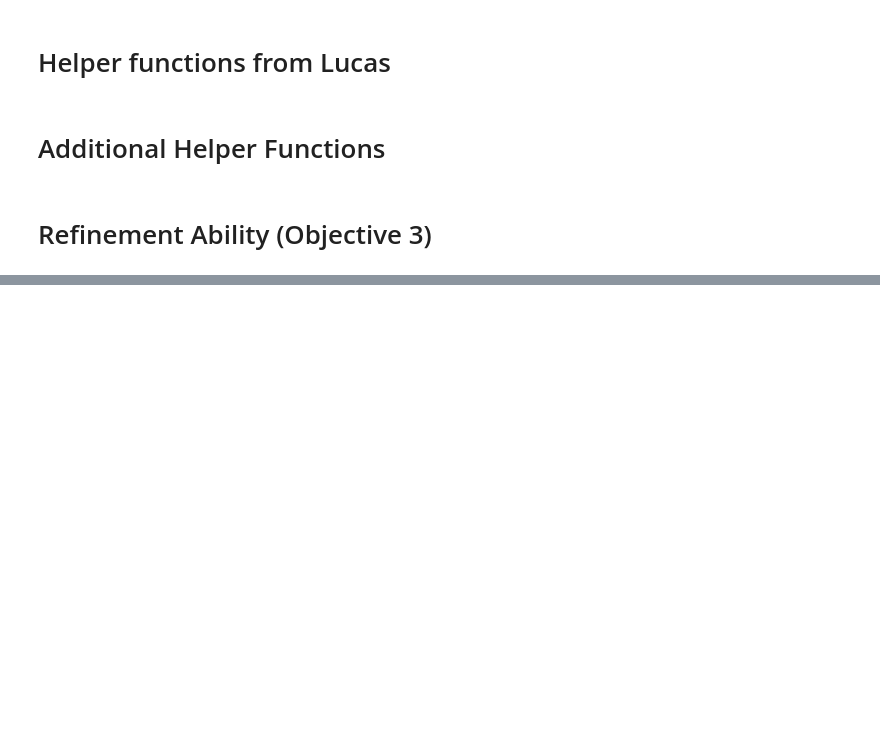
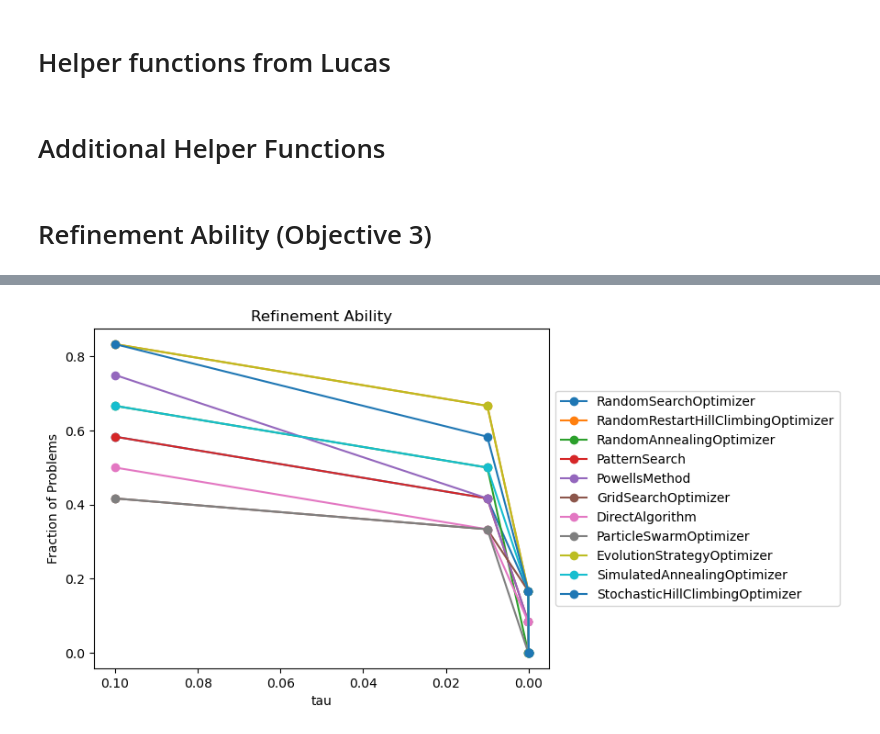
Before and after one commit to ltimmerman3/ProcSys_Project, a Jupyter notebook: optimization_benchmark/group_src/sample-refine-guesses.ipynb, the cells around one changed output, grey strips where cells are left out. Drawn from its saved outputs; the diff is of its cells as text; code cells hidden in the pictures; blank space fills up the shorter version.

```diff
--- a/optimization_benchmark/group_src/sample-refine-guesses.ipynb
+++ b/optimization_benchmark/group_src/sample-refine-guesses.ipynb
@@ -426,0 +314,19 @@ plt.show()
+# %%
+from gradient_free_optimizers import EnsembleOptimizer
+from gradient_free_optimizers import RandomSearchOptimizer,RandomRestartHillClimbingOptimizer,RandomAnnealingOptimizer,PatternSearch,PowellsMethod,GridSearchOptimizer
+from gradient_free_optimizers import HillClimbingOptimizer,StochasticHillClimbingOptimizer,RepulsingHillClimbingOptimizer,SimulatedAnnealingOptimizer,DownhillSimplexOptimizer
+from gradient_free_optimizers import ParallelTemperingOptimizer,ParticleSwarmOptimizer,EvolutionStrategyOptimizer,SpiralOptimization
+from gradient_free_optimizers import ForestOptimizer,BayesianOptimizer,TreeStructuredParzenEstimators,LipschitzOptimizer,DirectAlgorithm
+
+names = list(bcp.keys())
+all_initial_guesses, valid_problems, invalid_problems = get_all_initial_guesses(names)
+# These problems don't give any issues (and potentially a few others)
+problems = ['BeckerLago', 'AluffiPentini', 'trigobj', 'concha10', 'Hosaki', 'cube', 'denschnc', 'draperg', 'ex8_1_5', 'fermat_vareps',
+            'Hartman3', 'hatfldb']
+solvers = [RandomSearchOptimizer,RandomRestartHillClimbingOptimizer,RandomAnnealingOptimizer,PatternSearch,PowellsMethod,GridSearchOptimizer,
+           DirectAlgorithm, ParticleSwarmOptimizer, EvolutionStrategyOptimizer, SimulatedAnnealingOptimizer, StochasticHillClimbingOptimizer]
+solver_names = get_solver_names(solvers)
+solver_solutions = get_solutions(problems, solvers, all_initial_guesses)
+taus = [1e-1, 1e-2, 1e-4, 1e-6, 0e+0]
+solver_refinement = evaluate_refinement(problems, solver_names, all_initial_guesses, solver_solutions, valid_problems, invalid_problems, taus)
+plot_dict = get_plot_dict(problems, solver_refinement, solver_names, taus)
@@ -426,0 +457,18 @@ plt.show()
+# %%
+import matplotlib.pyplot as plt
+
+fig, ax = plt.subplots()
+
+for label, y in plot_dict.items():
+    ax.plot(taus, y, 'o-', label=label)
+
+ax.set_xlabel('tau')
+
+plt.title(f"Refinement Ability")
+ax.invert_xaxis()
+ax.set_ylabel('Fraction of Problems')
+ax.legend(loc='center left', bbox_to_anchor=(1, 0.5))
+
+plt.show()
+# %% [output]
+[figure, added]
```
Also changed, not shown: parts of 7 cells of this notebook.
